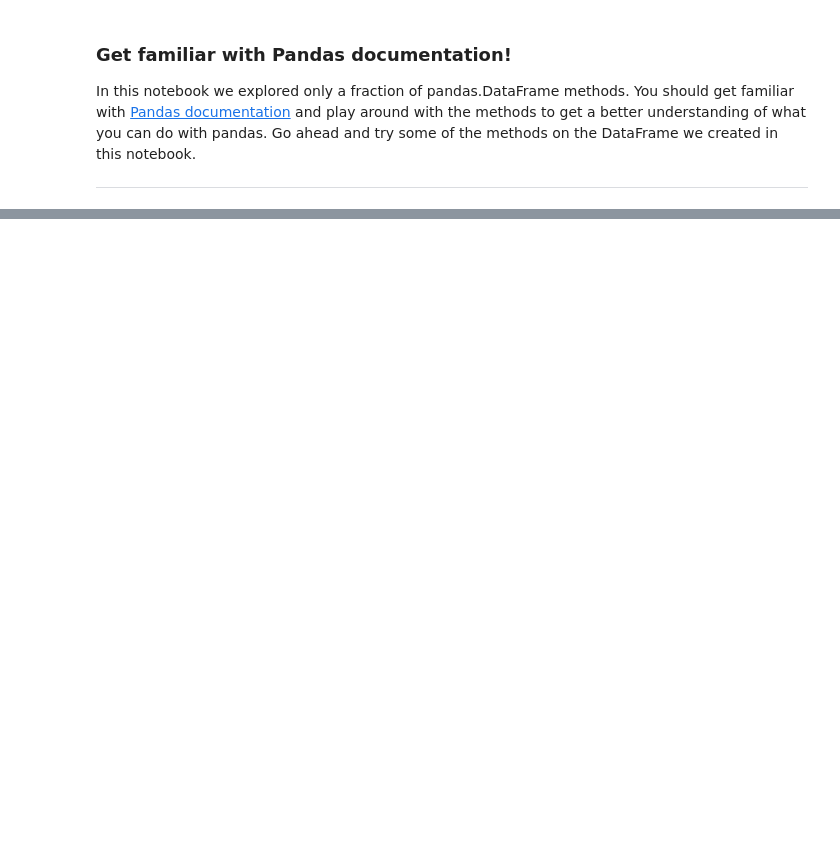
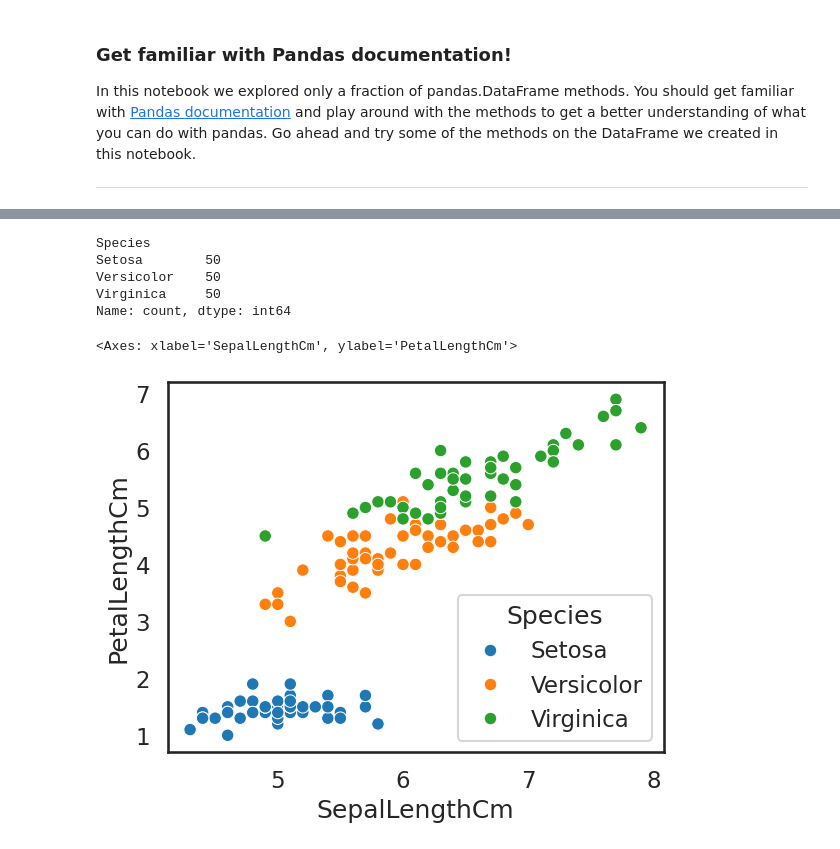
Before and after one commit to hubertrybka/pum-24, a Jupyter notebook: lab3-1.ipynb, the cells around one changed output, grey strips where cells are left out. Cells and saved outputs as stored; diff of their text form; code cells hidden in the pictures; blank space fills up the shorter version.

```diff
--- a/lab3-1.ipynb
+++ b/lab3-1.ipynb
@@ -174,3 +257,7 @@ For this example we will use an orange quality dataset. This dataset contains in
 # %%
-df = pd.read_csv('data/orange_quality.csv')
-df.head()
+import pandas as pd
+import seaborn as sns
+import matplotlib.pyplot as plt  # Not necessary, but can be useful for customizing seaborn plots
+
+iris = pd.read_csv('data/iris.csv')
+iris.head()
@@ -177,6 +271,12 @@ df.head()
 # %%
-# Let's see all the orange varieties present in the dataset. We can use the unique() method to get the unique
-# values in a column.
+# Let's see how many iris flowers of each species are in the dataset (should be 50 of each).
 
-varieties = df['Variety'].unique()
+varieties = iris['Species'].value_counts()
+# This will return a pandas Series with the counts of each unique value in the 'Species' column
 print(varieties)
+# %% [output]
+Species
+Setosa        50
+Versicolor    50
+Virginica     50
+Name: count, dtype: int64
@@ -191,13 +283,13 @@ df_filtered.head() # Now we have only the rows with the selected varieties
 # %%
-# Let's see how the time of harvest correlates with the weight of oranges. We will plot the relationship
-# between 'HarvestTime (days)' and 'Weight (g)' columns.
+# As our first plot, let's visualize the relationship between sepal length and petal length for each iris.
 
-# We can use a scatter plot for this and color the points based on the 'Variety' column - it can be done
-# by passing hue='Variety' parameter to the scatterplot function.
+# We can use a scatter plot for this and color the points based on the 'Species' column - it can be done
+# by passing hue='Species' parameter to the scatterplot function.
 
 sns.set_style('white') # Try 'darkgrid', 'whitegrid', 'dark', 'white', 'ticks'
 sns.set_context('talk') # Try 'paper', 'poster', 'notebook' and see how it changes the looks
 
-scatterplot = sns.scatterplot(data=df_filtered, x='HarvestTime (days)', y='Weight (g)', hue='Variety')
-
-sns.move_legend(scatterplot, "upper left", bbox_to_anchor=(1, 1)) # Move the legend outside the plot.
+sns.scatterplot(data=iris, x='SepalLengthCm', y='PetalLengthCm', hue='Species')
+# %% [output]
+<Axes: xlabel='SepalLengthCm', ylabel='PetalLengthCm'>
+[figure, added]
```
Also changed, not shown: parts of 22 cells of this notebook, 7 other files.
